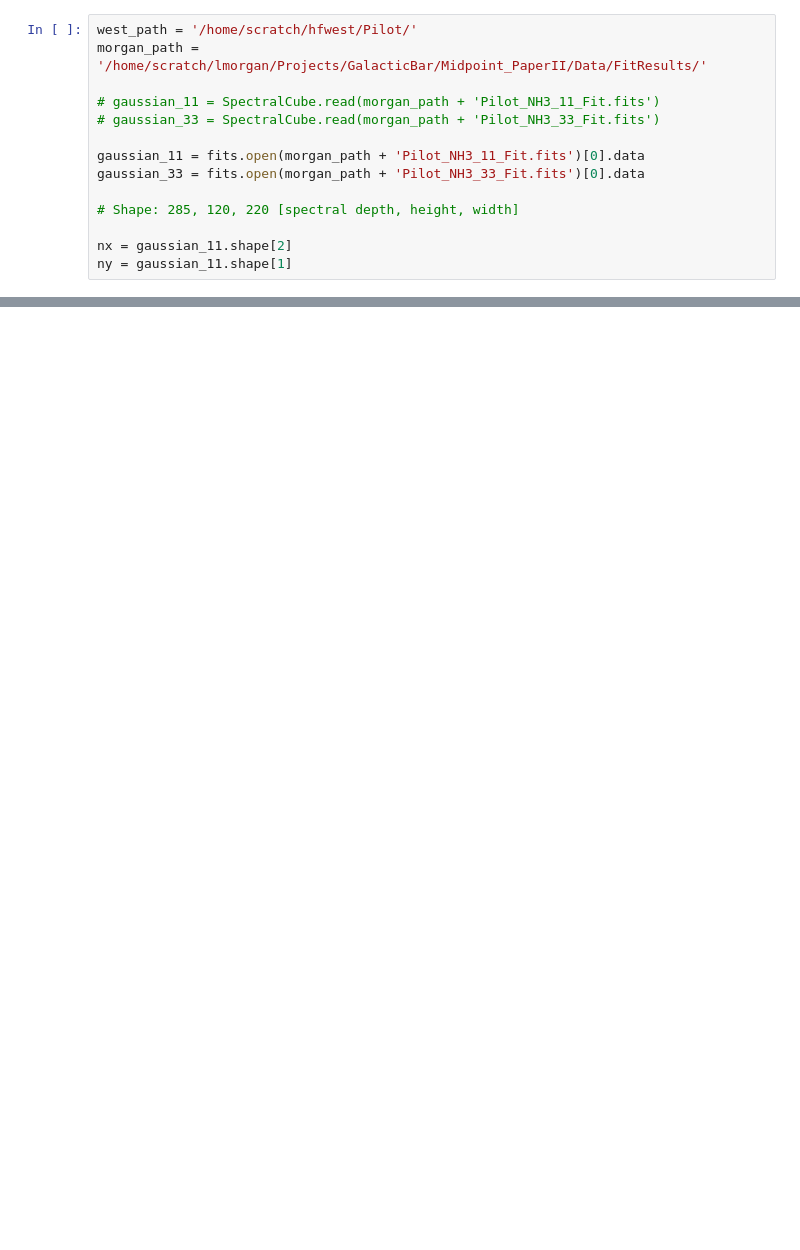
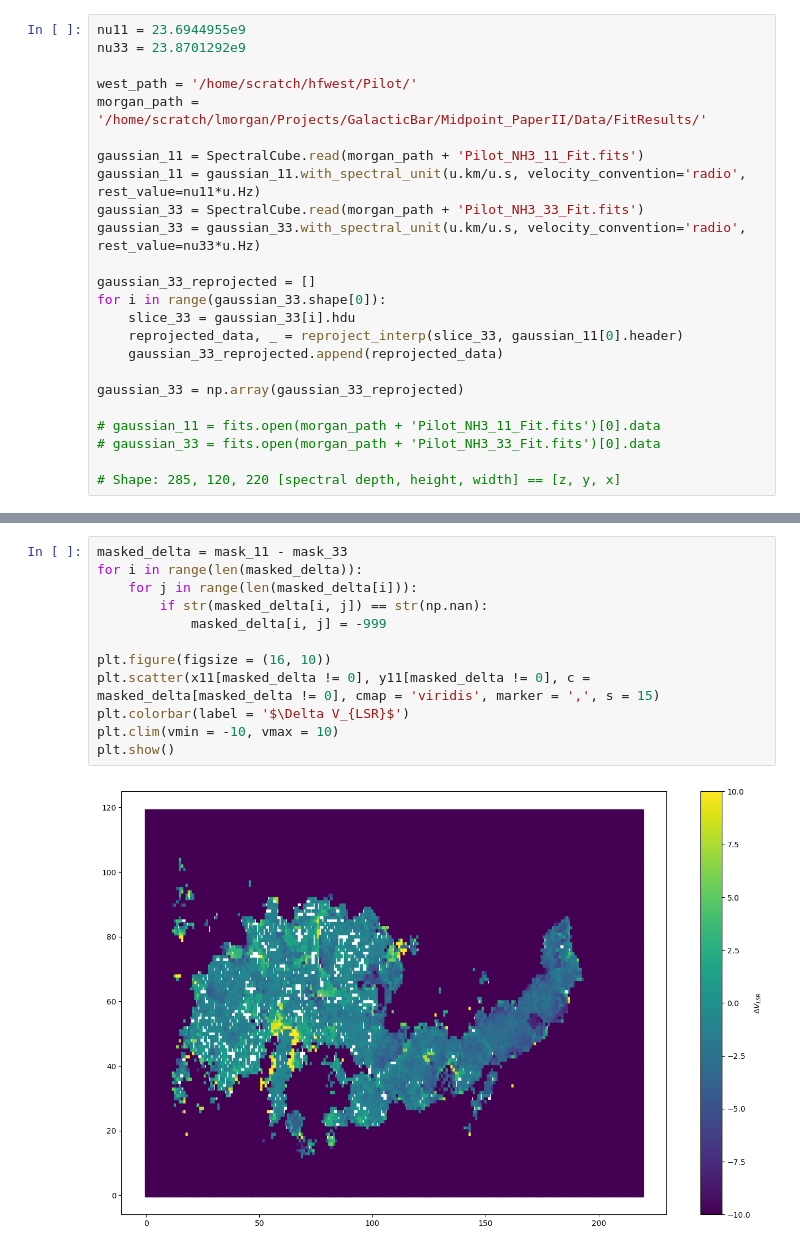
Before and after one commit to harrisonfwest/GBO-REU, a Jupyter notebook: Notebooks/3d-plot.ipynb, the cells around one changed output, grey strips where cells are left out. Drawn from its saved outputs; the diff is of its cells as text; blank space fills up the shorter version.

```diff
--- a/Notebooks/3d-plot.ipynb
+++ b/Notebooks/3d-plot.ipynb
@@ -9,17 +12,27 @@ from spectral_cube import SpectralCube
 
 warnings.filterwarnings('ignore')
 # %%
+nu11 = 23.6944955e9
+nu33 = 23.8701292e9
+
 west_path = '/home/scratch/hfwest/Pilot/'
 morgan_path = '/home/scratch/lmorgan/Projects/GalacticBar/Midpoint_PaperII/Data/FitResults/'
 
-# gaussian_11 = SpectralCube.read(morgan_path + 'Pilot_NH3_11_Fit.fits')
-# gaussian_33 = SpectralCube.read(morgan_path + 'Pilot_NH3_33_Fit.fits')
+gaussian_11 = SpectralCube.read(morgan_path + 'Pilot_NH3_11_Fit.fits')
+gaussian_11 = gaussian_11.with_spectral_unit(u.km/u.s, velocity_convention='radio', rest_value=nu11*u.Hz)
+gaussian_33 = SpectralCube.read(morgan_path + 'Pilot_NH3_33_Fit.fits')
+gaussian_33 = gaussian_33.with_spectral_unit(u.km/u.s, velocity_convention='radio', rest_value=nu33*u.Hz)
 
-gaussian_11 = fits.open(morgan_path + 'Pilot_NH3_11_Fit.fits')[0].data
-gaussian_33 = fits.open(morgan_path + 'Pilot_NH3_33_Fit.fits')[0].data
+gaussian_33_reprojected = []
+for i in range(gaussian_33.shape[0]):
+    slice_33 = gaussian_33[i].hdu
+    reprojected_data, _ = reproject_interp(slice_33, gaussian_11[0].header)
+    gaussian_33_reprojected.append(reprojected_data)
 
-# Shape: 285, 120, 220 [spectral depth, height, width]
+gaussian_33 = np.array(gaussian_33_reprojected)
 
-nx = gaussian_11.shape[2]
-ny = gaussian_11.shape[1]
+# gaussian_11 = fits.open(morgan_path + 'Pilot_NH3_11_Fit.fits')[0].data
+# gaussian_33 = fits.open(morgan_path + 'Pilot_NH3_33_Fit.fits')[0].data
+
+# Shape: 285, 120, 220 [spectral depth, height, width] == [z, y, x]
 # %%
@@ -64,0 +83,14 @@ plt.show()
+# %%
+masked_delta = mask_11 - mask_33
+for i in range(len(masked_delta)):
+    for j in range(len(masked_delta[i])):
+        if str(masked_delta[i, j]) == str(np.nan):
+            masked_delta[i, j] = -999
+
+plt.figure(figsize = (16, 10))
+plt.scatter(x11[masked_delta != 0], y11[masked_delta != 0], c = masked_delta[masked_delta != 0], cmap = 'viridis', marker = ',', s = 15)
+plt.colorbar(label = '$\Delta V_{LSR}$')
+plt.clim(vmin = -10, vmax = 10)
+plt.show()
+# %% [output]
+[figure, added]
```
Also changed, not shown: parts of 3 cells of this notebook.
